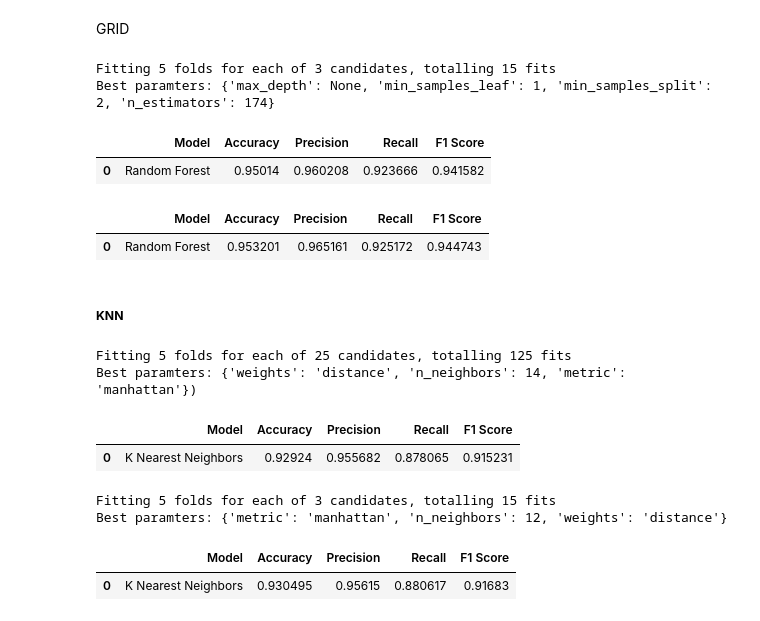
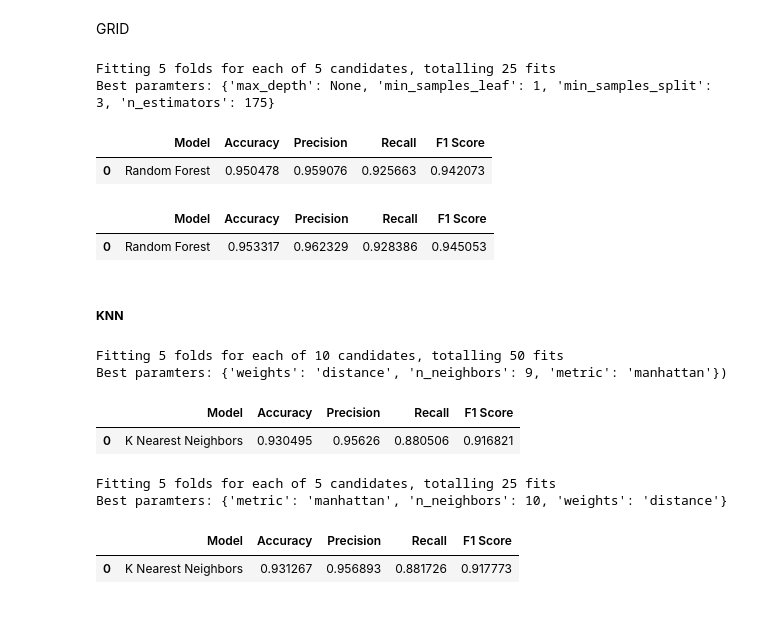
Before and after one commit to Chargent/Trains-Customers-Satisfaction-Machine-Learning-Project, a Jupyter notebook: main.ipynb, the cells around one changed output. Drawn from its saved outputs; the diff is of its cells as text; code cells hidden in the pictures.

```diff
--- a/main.ipynb
+++ b/main.ipynb
@@ -728,10 +745,10 @@ from sklearn.model_selection import RandomizedSearchCV
 ##### **Decision Tree**
 # %%
 # Create the parameter grid based on the results of random search
-max_depth = [int(x) for x in np.linspace(10, 110, num = 11)]
+max_depth = [int(x) for x in np.linspace(10, 40, num = 4)]
 max_depth.append(None)
-min_samples_split = list(range(2, 10))
-min_samples_leaf = list(range(1, 5))
+min_samples_split = [int(x) for x in np.linspace(2, 10, num = 5)]
+min_samples_leaf = [int(x) for x in np.linspace(1, 5, num = 5)]
 
 # Create the grid of parameters to search
 params ={
@@ -827,10 +844,10 @@ Best paramters: {'max_depth': 18, 'min_samples_leaf': 1, 'min_samples_split': 3}
 RANDOM
 # %%
 # Create a parameter grid
-n_estimators = list(range(1, 250))
+n_estimators = list(range(100,250))
 max_depth = list(range(1, 5))
 max_depth.append(None)
-min_samples_split = list(range(1, 50))
+min_samples_split = list(range(2, 5))
 min_samples_leaf = list(range(1, 5))
 
 random_grid = {
@@ -846,8 +863,8 @@ rf_cv = RandomizedSearchCV(
     rf_clf,
     scoring='accuracy',
     param_distributions=random_grid,
-    n_iter=1,
-    cv=2,
+    n_iter=3,
+    cv=5,
     verbose=1,
     random_state=69,
     n_jobs=-1
@@ -883,9 +900,9 @@ GRID
 # %%
 # Create a parameter grid with a small range of values around the best parameters
 random_grid = {
-    'n_estimators': [172, 174, 176],
+    'n_estimators': [100, 125, 150, 175, 200],
     'max_depth': [None],
-    'min_samples_split': [2],
+    'min_samples_split': [3],
     'min_samples_leaf': [1]
 }
 
@@ -895,36 +912,36 @@ rf_cv = GridSearchCV(
     rf_clf,
     scoring='accuracy',
     param_grid=random_grid,
     cv=5,
     verbose=1,
     n_jobs=-1
 )
 
 rf_cv.fit(training, training_check)
 rf_best_params = rf_cv.best_params_
 print(f"Best paramters: {rf_best_params}")
 
 rf_clf = RandomForestClassifier(**rf_best_params, n_jobs=-1)
 rf_clf.fit(training, training_check)
 
 #print all the scores
 prediction_RF = rf_clf.predict(validation_test)
 
 # Calculating the performance metrics
 accuracy_RF = accuracy_score(validation_test_check, prediction_RF)
 precision_RF = precision_score(validation_test_check, prediction_RF)
 recall_RF = recall_score(validation_test_check, prediction_RF)
 f1_RF = f1_score(validation_test_check, prediction_RF)
 
 # Printing the results in a dataframe
 results_rf = pd.DataFrame(data=[['Random Forest', accuracy_RF, precision_RF, recall_RF, f1_RF]],
                         columns=['Model', 'Accuracy', 'Precision', 'Recall', 'F1 Score'])
 results_rf
 # %% [output]
-Fitting 5 folds for each of 3 candidates, totalling 15 fits
-Best paramters: {'max_depth': None, 'min_samples_leaf': 1, 'min_samples_split': 2, 'n_estimators': 174}
+Fitting 5 folds for each of 5 candidates, totalling 25 fits
+Best paramters: {'max_depth': None, 'min_samples_leaf': 1, 'min_samples_split': 3, 'n_estimators': 175}
 |  | Model | Accuracy | Precision | Recall | F1 Score |
-| 0 | Random Forest | 0.95014 | 0.960208 | 0.923666 | 0.941582 |
+| 0 | Random Forest | 0.950478 | 0.959076 | 0.925663 | 0.942073 |
 # %%
 #run the model on the test set using the best parameters
 prediction_RF = rf_clf.predict(test_encoded)
@@ -941,7 +958,7 @@ results_rf = pd.DataFrame(data=[['Random Forest', accuracy_RF, precision_RF, rec
 results_rf
 # %% [output]
 |  | Model | Accuracy | Precision | Recall | F1 Score |
-| 0 | Random Forest | 0.953201 | 0.965161 | 0.925172 | 0.944743 |
+| 0 | Random Forest | 0.953317 | 0.962329 | 0.928386 | 0.945053 |
 # %% [markdown]
 ##### **KNN**
 # %%
@@ -986,14 +1003,14 @@ results_knn = pd.DataFrame(data=[['K Nearest Neighbors', accuracy_KNN, precision
                         columns=['Model', 'Accuracy', 'Precision', 'Recall', 'F1 Score'])
 results_knn
 # %% [output]
-Fitting 5 folds for each of 25 candidates, totalling 125 fits
-Best paramters: {'weights': 'distance', 'n_neighbors': 14, 'metric': 'manhattan'})
+Fitting 5 folds for each of 10 candidates, totalling 50 fits
+Best paramters: {'weights': 'distance', 'n_neighbors': 9, 'metric': 'manhattan'})
 |  | Model | Accuracy | Precision | Recall | F1 Score |
-| 0 | K Nearest Neighbors | 0.92924 | 0.955682 | 0.878065 | 0.915231 |
+| 0 | K Nearest Neighbors | 0.930495 | 0.95626 | 0.880506 | 0.916821 |
 # %%
 # Create a parameter grid
 params = {
-    'n_neighbors': [12, 14, 16],
+    'n_neighbors': [7,8,9,10,11],
     'weights': ['distance'],
     'metric': ['manhattan']
 }
@@ -1032,10 +1049,10 @@ results_knn = pd.DataFrame(data=[['K Nearest Neighbors', accuracy_KNN, precision
                         columns=['Model', 'Accuracy', 'Precision', 'Recall', 'F1 Score'])
 results_knn
 # %% [output]
-Fitting 5 folds for each of 3 candidates, totalling 15 fits
-Best paramters: {'metric': 'manhattan', 'n_neighbors': 12, 'weights': 'distance'}
+Fitting 5 folds for each of 5 candidates, totalling 25 fits
+Best paramters: {'metric': 'manhattan', 'n_neighbors': 10, 'weights': 'distance'}
 |  | Model | Accuracy | Precision | Recall | F1 Score |
-| 0 | K Nearest Neighbors | 0.930495 | 0.95615 | 0.880617 | 0.91683 |
+| 0 | K Nearest Neighbors | 0.931267 | 0.956893 | 0.881726 | 0.917773 |
 # %%
 #print all the scores
 prediction_KNN = knn_clf.predict(test_encoded)
```
Also changed, not shown: parts of 12 cells of this notebook.
